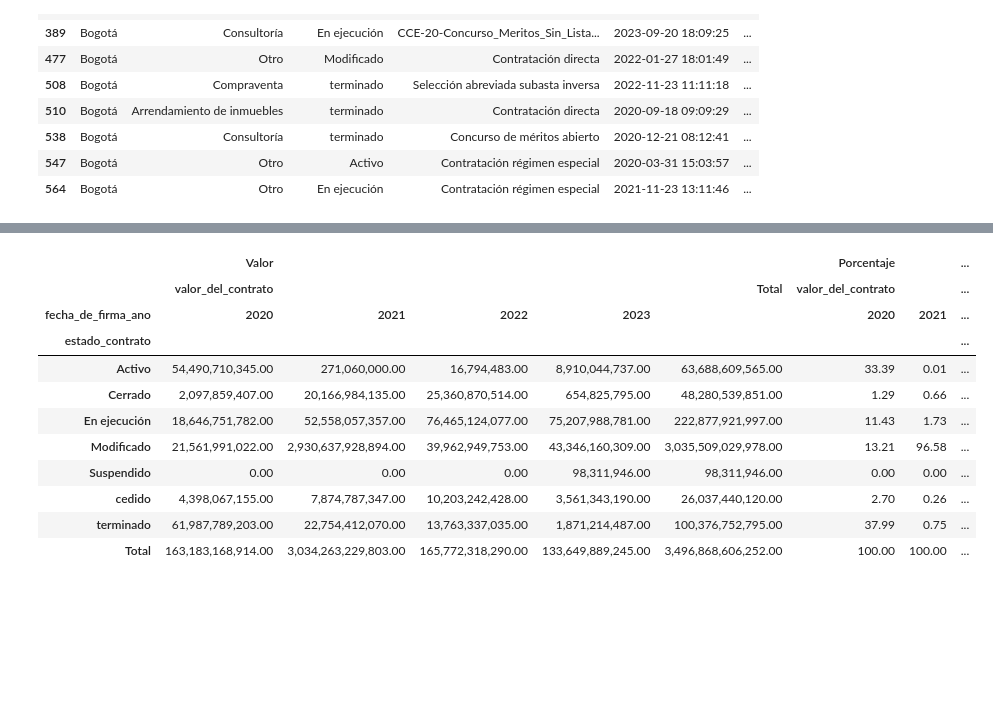
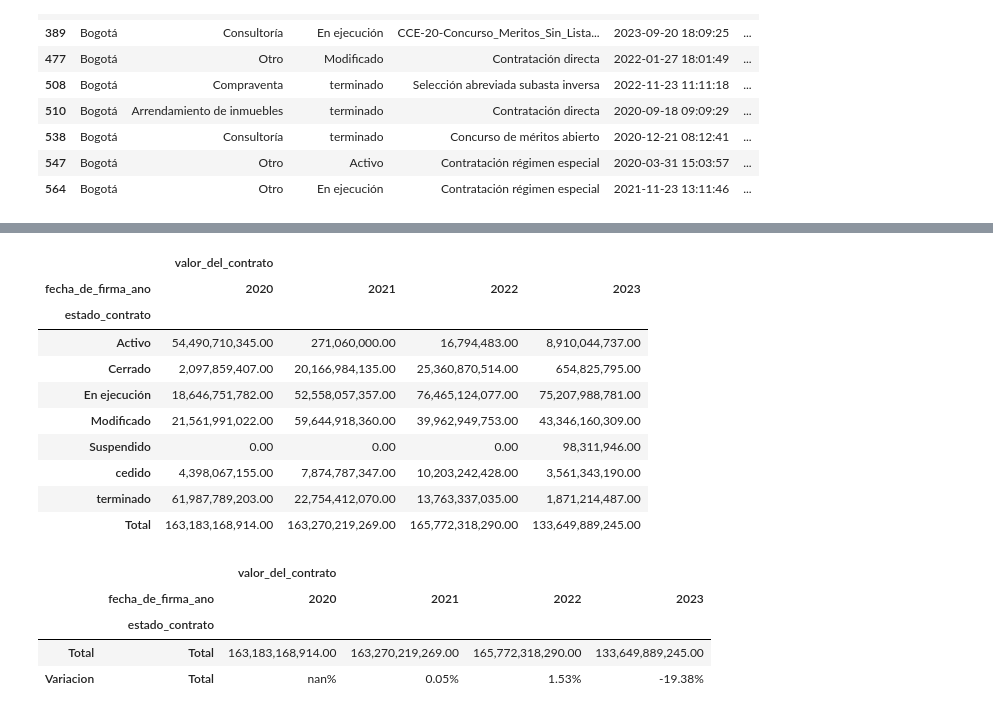
Before and after one commit to Maikclaros/AnCon_DNP, a Jupyter notebook: codigo/preprocesamiento/pre_procesamiento.ipynb, the cells around one changed output, grey strips where cells are left out. Saved outputs shown, nothing was run; the diff lists cells and outputs as text; code cells hidden in the pictures; blank space fills up the shorter version.

Commit message:
Se empieza a realziar el analisis de la información encontrada en la base de datos del DNP

```diff
--- a/codigo/preprocesamiento/pre_procesamiento.ipynb
+++ b/codigo/preprocesamiento/pre_procesamiento.ipynb
@@ -559,40 +464,50 @@ DF_estado_contrato
 # %%
-# Agrupar y calcular la suma y la cantidad
-DF_estado_contrato = DF_contratos_v1.groupby(['estado_contrato', 'fecha_de_firma_ano']).agg(
+# Filtrar por el valor específico en la columna 'valor_del_contrato'
+DF_contratos_filtrado = DF_contratos_v1[DF_contratos_v1['valor_del_contrato'] != 2870993010534]
+
+# Agrupar y calcular la suma y la cantidad para el DataFrame filtrado
+DF_estado_contrato = DF_contratos_filtrado.groupby(['estado_contrato', 'fecha_de_firma_ano']).agg(
     valor_del_contrato=('valor_del_contrato', 'sum'),
     numero_de_contratos=('estado_contrato', 'size')
 )
 
 # Obtener años en columnas
 DF_estado_contrato = DF_estado_contrato.pivot_table(index='estado_contrato', columns='fecha_de_firma_ano', values=['valor_del_contrato'], fill_value=0)
 
 # Calcular el total por columna (suma de cada año)
 DF_estado_contrato.loc['Total', :] = DF_estado_contrato.sum()
 
-# Calcular el total por fila (suma de cada estado de contrato)
-DF_estado_contrato['Total'] = DF_estado_contrato.sum(axis=1)
+# # Calcular el total por fila (suma de cada estado de contrato)
+# DF_estado_contrato['Total'] = DF_estado_contrato.sum(axis=1)
 
-
-# Calcular el porcentaje en relación con el total por columna
-DF_estado_contrato_porcentaje_col = DF_estado_contrato.div(DF_estado_contrato.loc['Total'])*100
-
-# Concatenar los DataFrames originales y los DataFrames de porcentajes por columna
-DF_estado_contrato_final_col = pd.concat([DF_estado_contrato, DF_estado_contrato_porcentaje_col], axis=1, keys=['Valor', 'Porcentaje'])
-
-
-# # Mostrar base
-# DF_estado_contrato
-DF_estado_contrato_final_col
+DF_estado_contrato # Mostrar base
 # %% [output]
-|  | Valor |  |  |  |  | Porcentaje |  | ... |
-|  | valor_del_contrato |  |  |  | Total | valor_del_contrato |  | ... |
-| fecha_de_firma_ano | 2020 | 2021 | 2022 | 2023 |  | 2020 | 2021 | ... |
-| estado_contrato |  |  |  |  |  |  |  | ... |
-| Activo | 54,490,710,345.00 | 271,060,000.00 | 16,794,483.00 | 8,910,044,737.00 | 63,688,609,565.00 | 33.39 | 0.01 | ... |
-| Cerrado | 2,097,859,407.00 | 20,166,984,135.00 | 25,360,870,514.00 | 654,825,795.00 | 48,280,539,851.00 | 1.29 | 0.66 | ... |
-| En ejecución | 18,646,751,782.00 | 52,558,057,357.00 | 76,465,124,077.00 | 75,207,988,781.00 | 222,877,921,997.00 | 11.43 | 1.73 | ... |
-| Modificado | 21,561,991,022.00 | 2,930,637,928,894.00 | 39,962,949,753.00 | 43,346,160,309.00 | 3,035,509,029,978.00 | 13.21 | 96.58 | ... |
-| Suspendido | 0.00 | 0.00 | 0.00 | 98,311,946.00 | 98,311,946.00 | 0.00 | 0.00 | ... |
-| cedido | 4,398,067,155.00 | 7,874,787,347.00 | 10,203,242,428.00 | 3,561,343,190.00 | 26,037,440,120.00 | 2.70 | 0.26 | ... |
-| terminado | 61,987,789,203.00 | 22,754,412,070.00 | 13,763,337,035.00 | 1,871,214,487.00 | 100,376,752,795.00 | 37.99 | 0.75 | ... |
-| Total | 163,183,168,914.00 | 3,034,263,229,803.00 | 165,772,318,290.00 | 133,649,889,245.00 | 3,496,868,606,252.00 | 100.00 | 100.00 | ... |
+|  | valor_del_contrato |  |  |  |
+| fecha_de_firma_ano | 2020 | 2021 | 2022 | 2023 |
+| estado_contrato |  |  |  |  |
+| Activo | 54,490,710,345.00 | 271,060,000.00 | 16,794,483.00 | 8,910,044,737.00 |
+| Cerrado | 2,097,859,407.00 | 20,166,984,135.00 | 25,360,870,514.00 | 654,825,795.00 |
+| En ejecución | 18,646,751,782.00 | 52,558,057,357.00 | 76,465,124,077.00 | 75,207,988,781.00 |
+| Modificado | 21,561,991,022.00 | 59,644,918,360.00 | 39,962,949,753.00 | 43,346,160,309.00 |
+| Suspendido | 0.00 | 0.00 | 0.00 | 98,311,946.00 |
+| cedido | 4,398,067,155.00 | 7,874,787,347.00 | 10,203,242,428.00 | 3,561,343,190.00 |
+| terminado | 61,987,789,203.00 | 22,754,412,070.00 | 13,763,337,035.00 | 1,871,214,487.00 |
+| Total | 163,183,168,914.00 | 163,270,219,269.00 | 165,772,318,290.00 | 133,649,889,245.00 |
+# %%
+# Filtrar solo los totales
+DF_totales = DF_estado_contrato.loc[['Total'], :]
+
+# Calcular la variación de los totales por columna
+DF_totales_variacion = (DF_totales.pct_change(axis=1) * 100).round(2).astype(str) + '%'
+
+# Agregar la variación como una nueva fila
+DF_totales_con_variacion = pd.concat([DF_totales, DF_totales_variacion], axis=0, keys=['Total', 'Variacion'])
+
+# Mostrar el DataFrame con los totales y su variación
+DF_totales_con_variacion
+# %% [output]
+|  |  | valor_del_contrato |  |  |  |
+|  | fecha_de_firma_ano | 2020 | 2021 | 2022 | 2023 |
+|  | estado_contrato |  |  |  |  |
+| Total | Total | 163,183,168,914.00 | 163,270,219,269.00 | 165,772,318,290.00 | 133,649,889,245.00 |
+| Variacion | Total | nan% | 0.05% | 1.53% | -19.38% |
```
Also changed, not shown: parts of 10 cells of this notebook, 1 other file.
